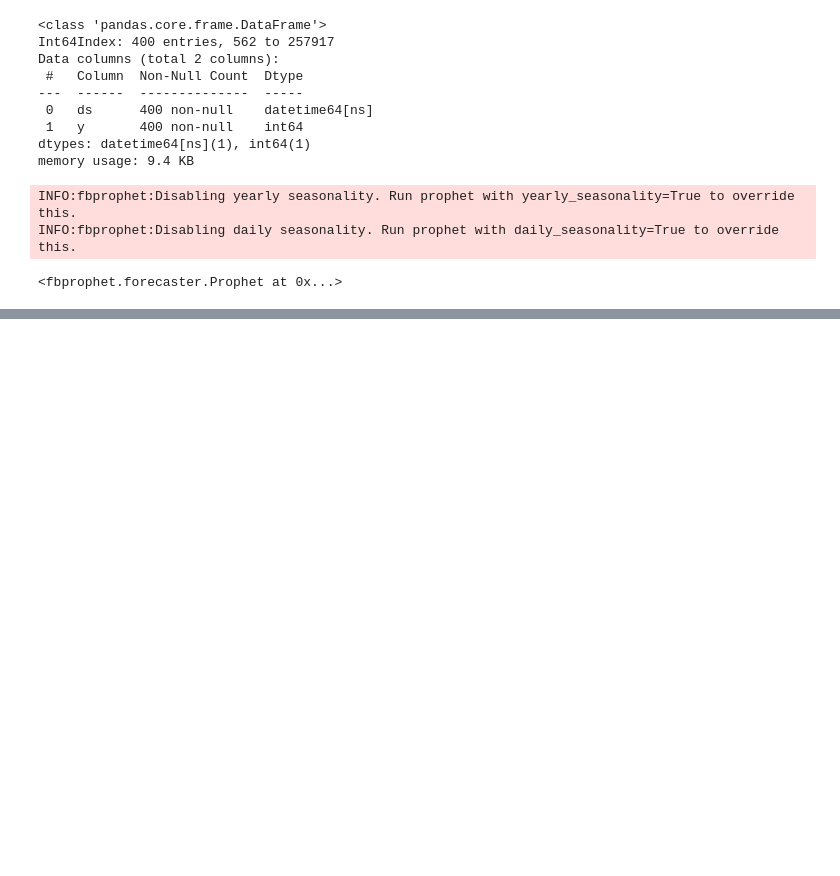
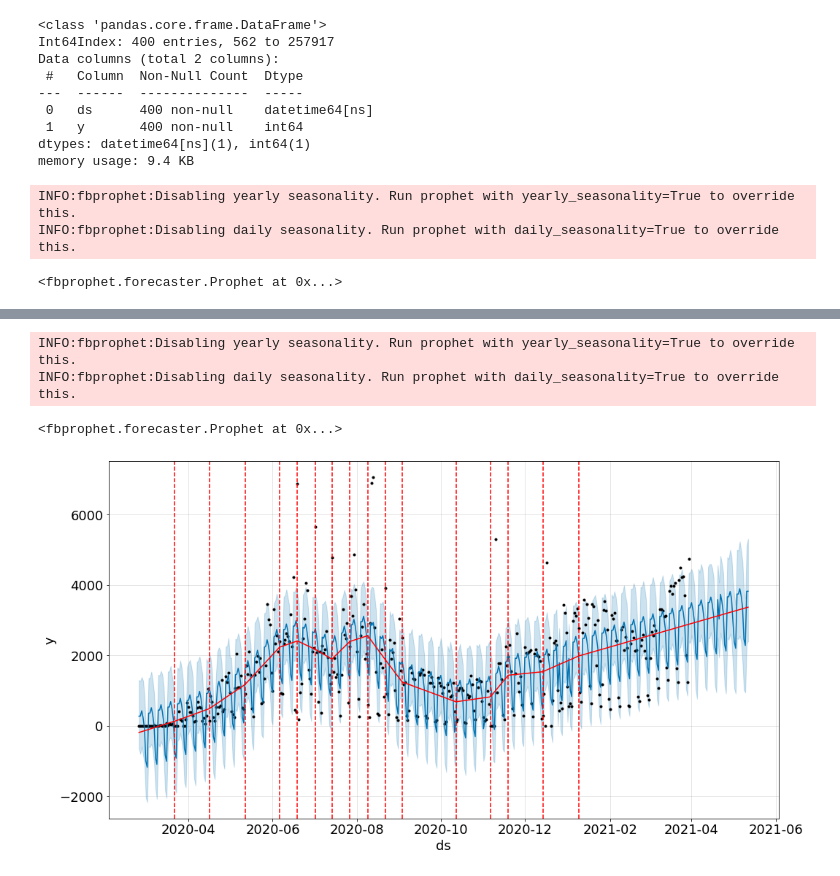
Before and after one commit to leonardopiana/Bootcamp_Data_Science_Alura, a Jupyter notebook: Notebooks/Modulo_3.ipynb, the cells around one changed output, grey strips where cells are left out. Saved outputs shown, nothing was run; the diff lists cells and outputs as text; code cells hidden in the pictures; blank space fills up the shorter version.

```diff
--- a/Notebooks/Modulo_3.ipynb
+++ b/Notebooks/Modulo_3.ipynb
@@ -336,0 +352,15 @@ modelo.plot_components(previsao, figsize=(15,8));
+# %%
+modelo.fit(df)
+# %% [output]
+INFO:fbprophet:Disabling yearly seasonality. Run prophet with yearly_seasonality=True to override this.
+INFO:fbprophet:Disabling daily seasonality. Run prophet with daily_seasonality=True to override this.
+<fbprophet.forecaster.Prophet at 0x...>
+# %%
+df_futuro = modelo.make_future_dataframe(periods=43)
+# %%
+previsao = modelo.predict(df_futuro)
+# %%
+fig = modelo.plot(previsao, figsize=(15,8))
+a = add_changepoints_to_plot(fig.gca(), modelo, previsao)
+# %% [output]
+[figure, added]
```
Also changed, not shown: parts of 53 cells of this notebook.
